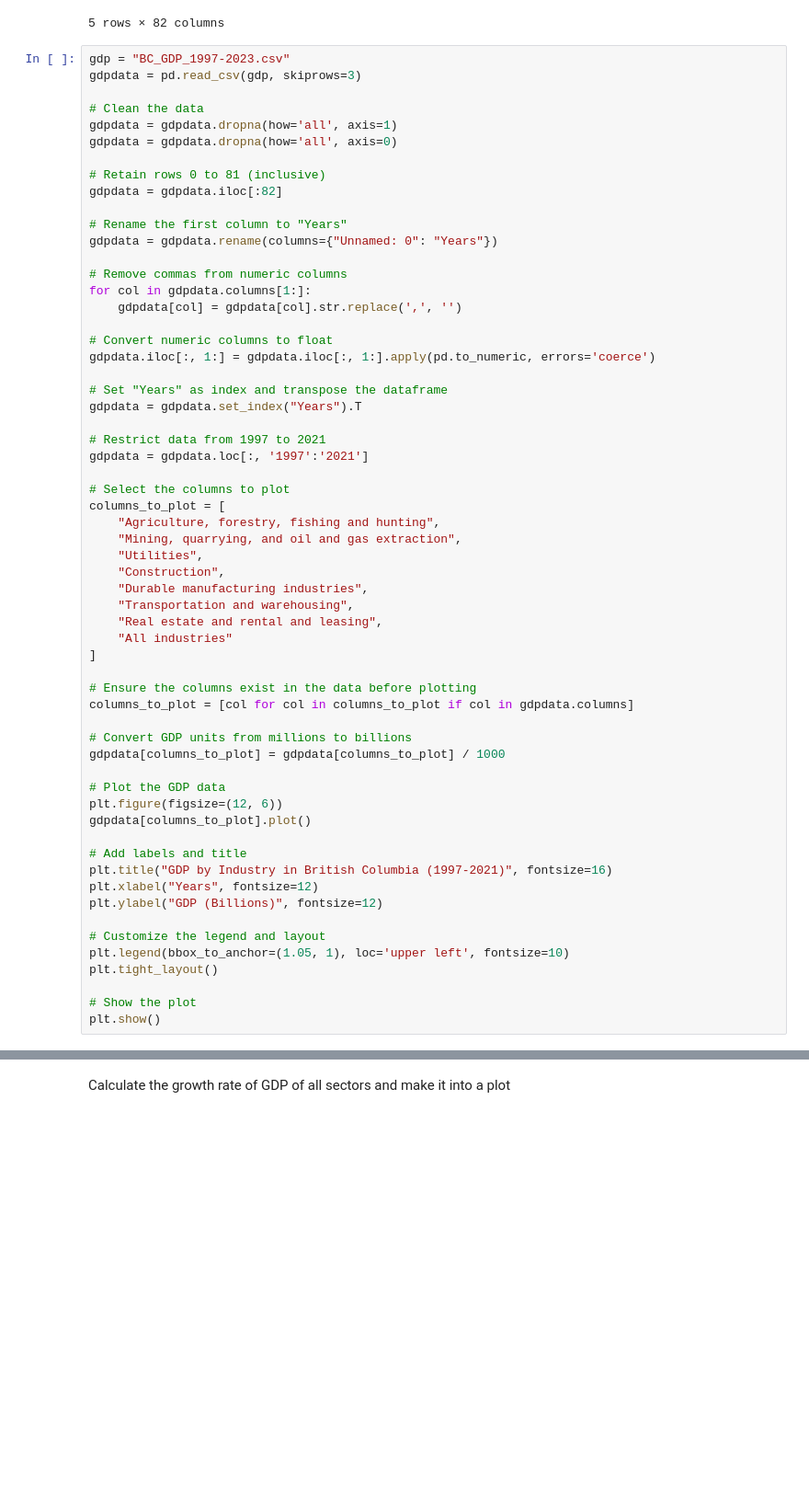
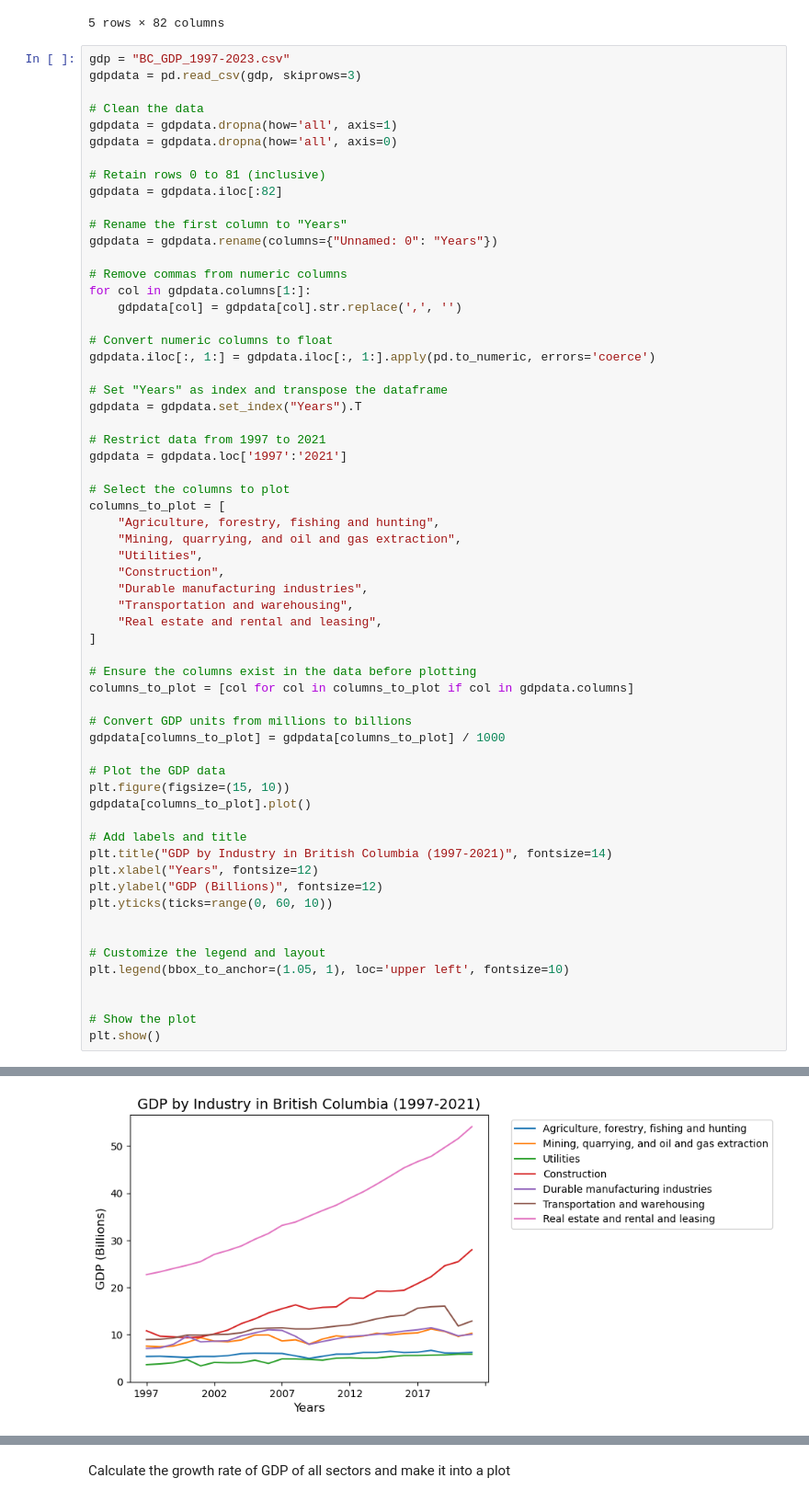
Before and after one commit to TuanTHoang/ECON-323-Group-Project, a Jupyter notebook: Carbon Emission Group Project - Tuan added stuff.ipynb, the cells around one changed output, grey strips where cells are left out. Shown: that part at 92% size. Drawn from its saved outputs; the diff is of its cells as text; blank space fills up the shorter version.

```diff
--- a/Carbon Emission Group Project - Tuan added stuff.ipynb
+++ b/Carbon Emission Group Project - Tuan added stuff.ipynb
@@ -273,7 +234,7 @@ gdpdata.iloc[:, 1:] = gdpdata.iloc[:, 1:].apply(pd.to_numeric, errors='coerce')
 gdpdata = gdpdata.set_index("Years").T
 
 # Restrict data from 1997 to 2021
-gdpdata = gdpdata.loc[:, '1997':'2021']
+gdpdata = gdpdata.loc['1997':'2021']
 
 # Select the columns to plot
 columns_to_plot = [
@@ -284,7 +245,6 @@ columns_to_plot = [
     "Durable manufacturing industries",
     "Transportation and warehousing",
     "Real estate and rental and leasing",
-    "All industries"
 ]
 
 # Ensure the columns exist in the data before plotting
@@ -294,17 +254,20 @@ columns_to_plot = [col for col in columns_to_plot if col in gdpdata.columns]
 gdpdata[columns_to_plot] = gdpdata[columns_to_plot] / 1000
 
 # Plot the GDP data
-plt.figure(figsize=(12, 6))
+plt.figure(figsize=(15, 10))
 gdpdata[columns_to_plot].plot()
 
 # Add labels and title
-plt.title("GDP by Industry in British Columbia (1997-2021)", fontsize=16)
+plt.title("GDP by Industry in British Columbia (1997-2021)", fontsize=14)
 plt.xlabel("Years", fontsize=12)
 plt.ylabel("GDP (Billions)", fontsize=12)
+plt.yticks(ticks=range(0, 60, 10))
+
 
 # Customize the legend and layout
 plt.legend(bbox_to_anchor=(1.05, 1), loc='upper left', fontsize=10)
-plt.tight_layout()
+
 
 # Show the plot
 plt.show()
+# %% [output]
@@ -310,0 +275 @@ plt.show()
+[figure, added]
```
Also changed, not shown: parts of 7 cells of this notebook.
